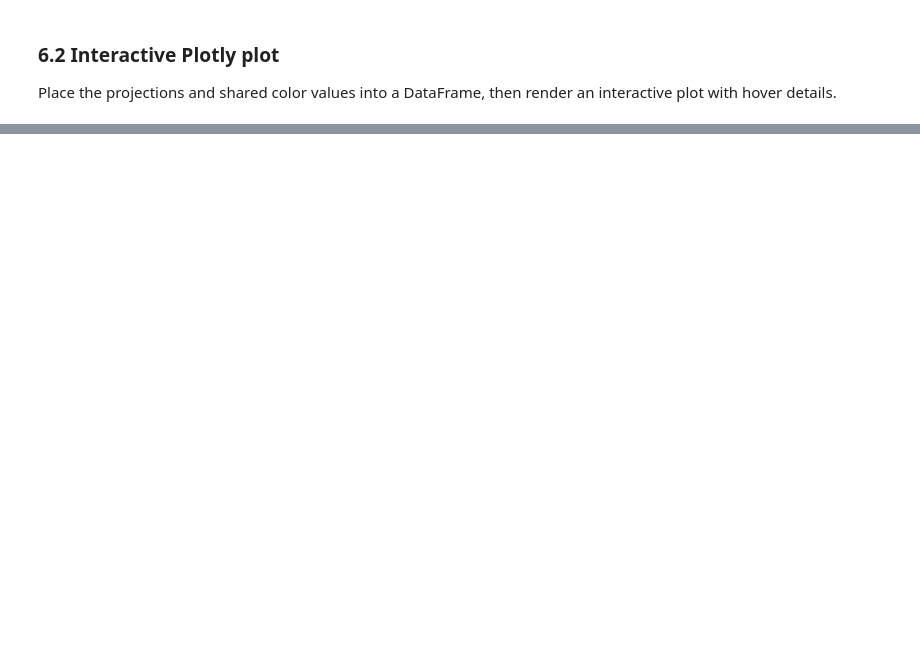
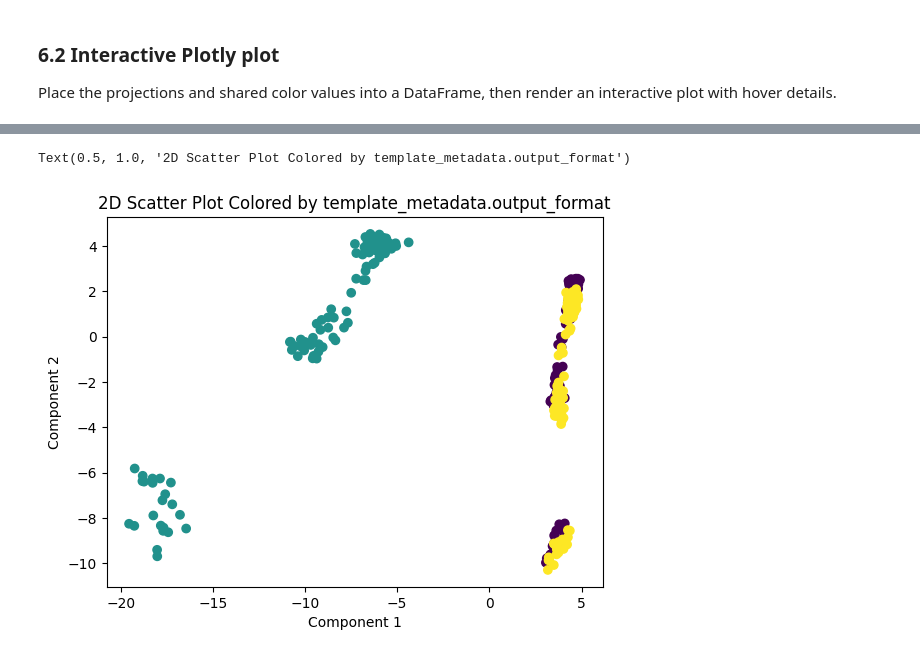
Before and after one commit to justinshenk/temporal-manifolds, a Jupyter notebook: notebooks/download_filtered_activations.ipynb, the cells around one changed output, grey strips where cells are left out. Drawn from its saved outputs; the diff is of its cells as text; code cells hidden in the pictures; blank space fills up the shorter version.

```diff
--- a/notebooks/download_filtered_activations.ipynb
+++ b/notebooks/download_filtered_activations.ipynb
@@ -63,12 +65,14 @@ TASK_METADATA_FILTERS: dict[str, object] | None = {
     "difficulty": "low",
     "domain": "communication",
 }
-SCATTER_COLOR_METADATA_PATH: str | tuple[str, ...] | None = None
+SCATTER_COLOR_METADATA_PATH: str | tuple[str, ...] | None = "template_metadata.output_format"
 COMPLETIONS_PATH = repo_root / "data" / "completions_256.jsonl"
 COMPLETIONS_GCS_BUCKET = "temporal-research-bucket"
 COMPLETIONS_GCS_PREFIX = "completions"
 ACTIVATIONS_DIR = repo_root / "results" / "feature_geometry_after_assistant_residual_stream"
 SELECTED_NODES_PATH = repo_root / "data" / "selected_nodes" / "final_500_eap_ig.pkl"
+# SELECTED_NODES_PATH = repo_root / "eap-ig-selected-100"/"data"/"selected_nodes"/"eap_ig_selected_100"/"final_500_eap_ig.pkl"
+# SELECTED_NODES_PATH = repo_root / "eap-ig-selected-100"/"data"/"selected_nodes"/"eap_ig_selected_100"/"final_node_list.pkl"
 NODE_CLASSES: set[str] | None = {"p_generic", "n_generic"}
 RESIDUAL_STREAM_LAYERS: set[int] | None = set()
 AGGREGATION_POLICY = "assistant"  # assistant or all
@@ -378,0 +419,15 @@ fig.show()
+# %%
+mapp = {
+    "strategy_steps": 0,
+    "summary_checklist": 1,
+    "approach_actions": 2
+
+}
+
+plt.scatter(df_projs["PC1"], df_projs["PC2"], c = [mapp[x] for x in df_projs["color_value"].values], cmap="viridis")
+plt.xlabel("Component 1")
+plt.ylabel("Component 2")
+plt.title(f"2D Scatter Plot Colored by {plot_color_label}")
+# %% [output]
+Text(0.5, 1.0, '2D Scatter Plot Colored by template_metadata.output_format')
+[figure, added]
```
Also changed, not shown: parts of 9 cells of this notebook.
